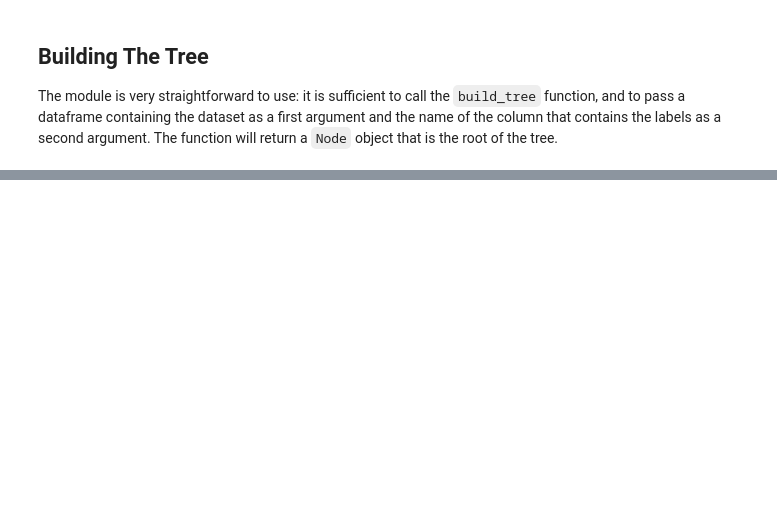
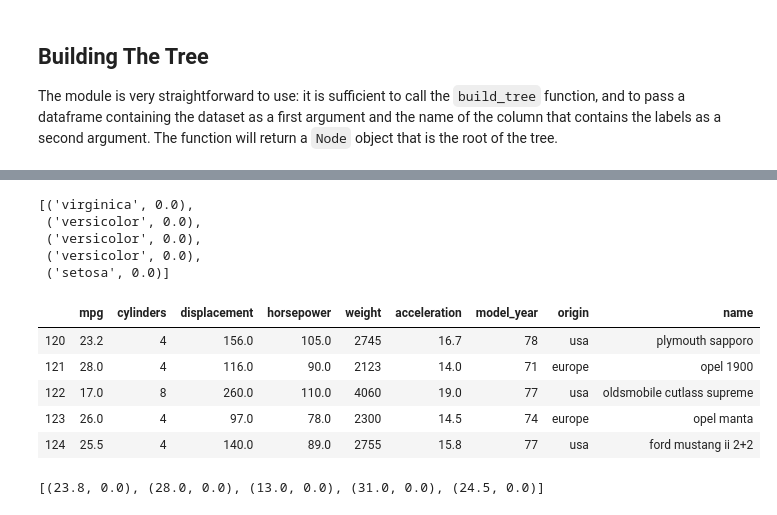
Before and after one commit to GiovanniCiampi/MachineLearning, a Jupyter notebook: DecisionTree/Notebook.ipynb, the cells around one changed output, grey strips where cells are left out. Cells and saved outputs as stored; diff of their text form; code cells hidden in the pictures; blank space fills up the shorter version.

```diff
--- a/DecisionTree/Notebook.ipynb
+++ b/DecisionTree/Notebook.ipynb
@@ -162,0 +162,21 @@ tree_3.print_tree()
+# %%
+iris_tree.predict(test_iris_df[iris_feature_cols].head(5))
+# %% [output]
+[('virginica', 0.0),
+ ('versicolor', 0.0),
+ ('versicolor', 0.0),
+ ('versicolor', 0.0),
+ ('setosa', 0.0)]
+# %%
+test_mpg_df.head(5)
+# %% [output]
+|  | mpg | cylinders | displacement | horsepower | weight | acceleration | model_year | origin | name |
+| 120 | 23.2 | 4 | 156.0 | 105.0 | 2745 | 16.7 | 78 | usa | plymouth sapporo |
+| 121 | 28.0 | 4 | 116.0 | 90.0 | 2123 | 14.0 | 71 | europe | opel 1900 |
+| 122 | 17.0 | 8 | 260.0 | 110.0 | 4060 | 19.0 | 77 | usa | oldsmobile cutlass supreme |
+| 123 | 26.0 | 4 | 97.0 | 78.0 | 2300 | 14.5 | 74 | europe | opel manta |
+| 124 | 25.5 | 4 | 140.0 | 89.0 | 2755 | 15.8 | 77 | usa | ford mustang ii 2+2 |
+# %%
+mpg_tree.predict(test_mpg_df[mpg_feature_cols].head(5))
+# %% [output]
+[(23.8, 0.0), (28.0, 0.0), (13.0, 0.0), (31.0, 0.0), (24.5, 0.0)]
```
Also changed, not shown: parts of 51 cells of this notebook.
